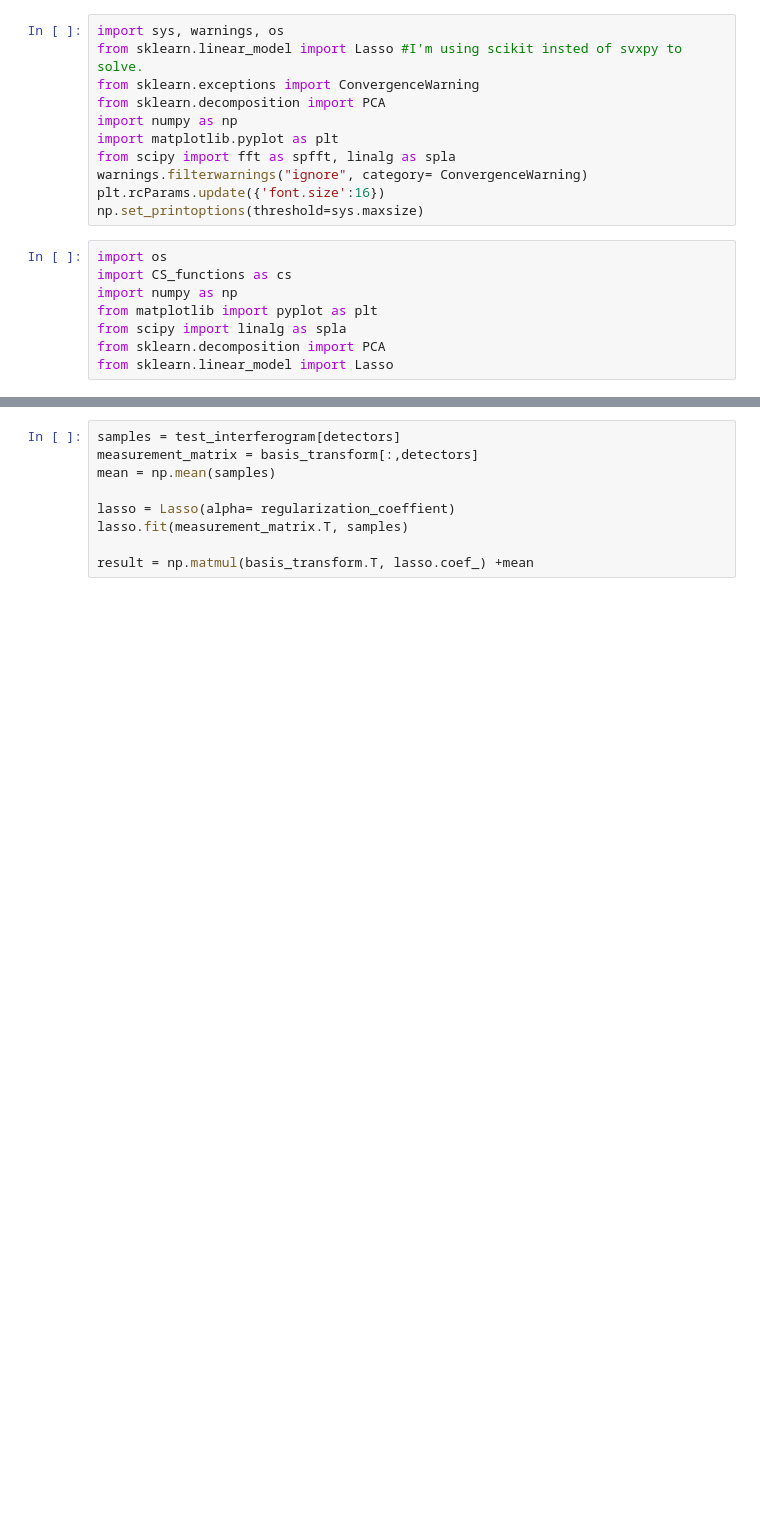
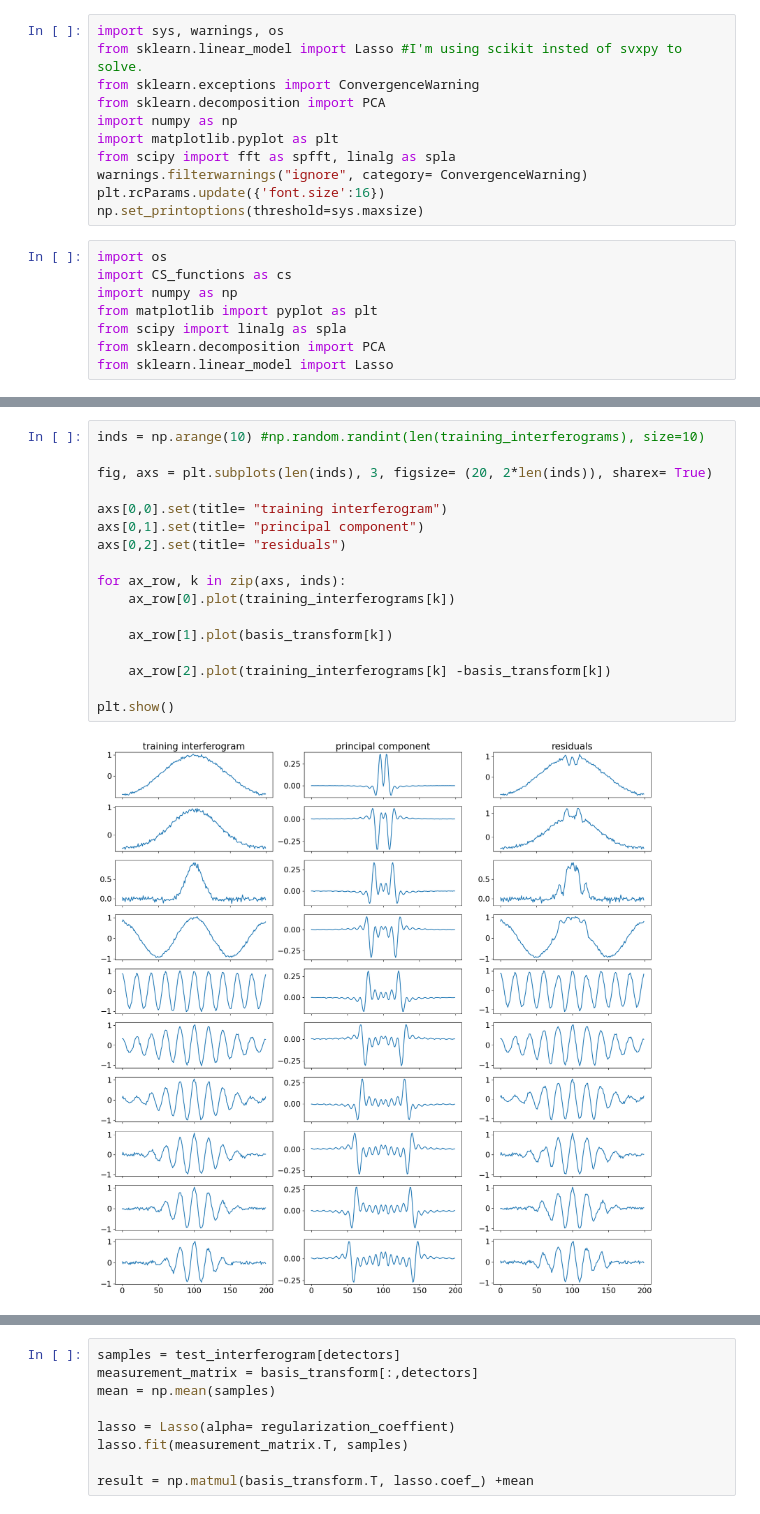
Before and after one commit to Jammi-Dodgers/THz-Compressed-Sensing, a Jupyter notebook: compressed_sensing/CS_PCA.ipynb, the cells around one changed output, grey strips where cells are left out. Saved outputs shown, nothing was run; the diff lists cells and outputs as text; blank space fills up the shorter version.

```diff
--- a/compressed_sensing/CS_PCA.ipynb
+++ b/compressed_sensing/CS_PCA.ipynb
@@ -78,3 +85,22 @@ plt.show()
+# %%
+inds = np.arange(10) #np.random.randint(len(training_interferograms), size=10)
+
+fig, axs = plt.subplots(len(inds), 3, figsize= (20, 2*len(inds)), sharex= True)
+
+axs[0,0].set(title= "training interferogram")
+axs[0,1].set(title= "principal component")
+axs[0,2].set(title= "residuals")
+
+for ax_row, k in zip(axs, inds):
+    ax_row[0].plot(training_interferograms[k])
+
+    ax_row[1].plot(basis_transform[k])
+
+    ax_row[2].plot(training_interferograms[k] -basis_transform[k])
+
+plt.show()
+# %% [output]
+[figure, added]
 # %%
 # Compute QR factorization with column pivoting
 Q, R, permutation_matrix = spla.qr(basis_transform, pivoting= True)
```
Also changed, not shown: parts of 10 cells of this notebook, 3 other files.
